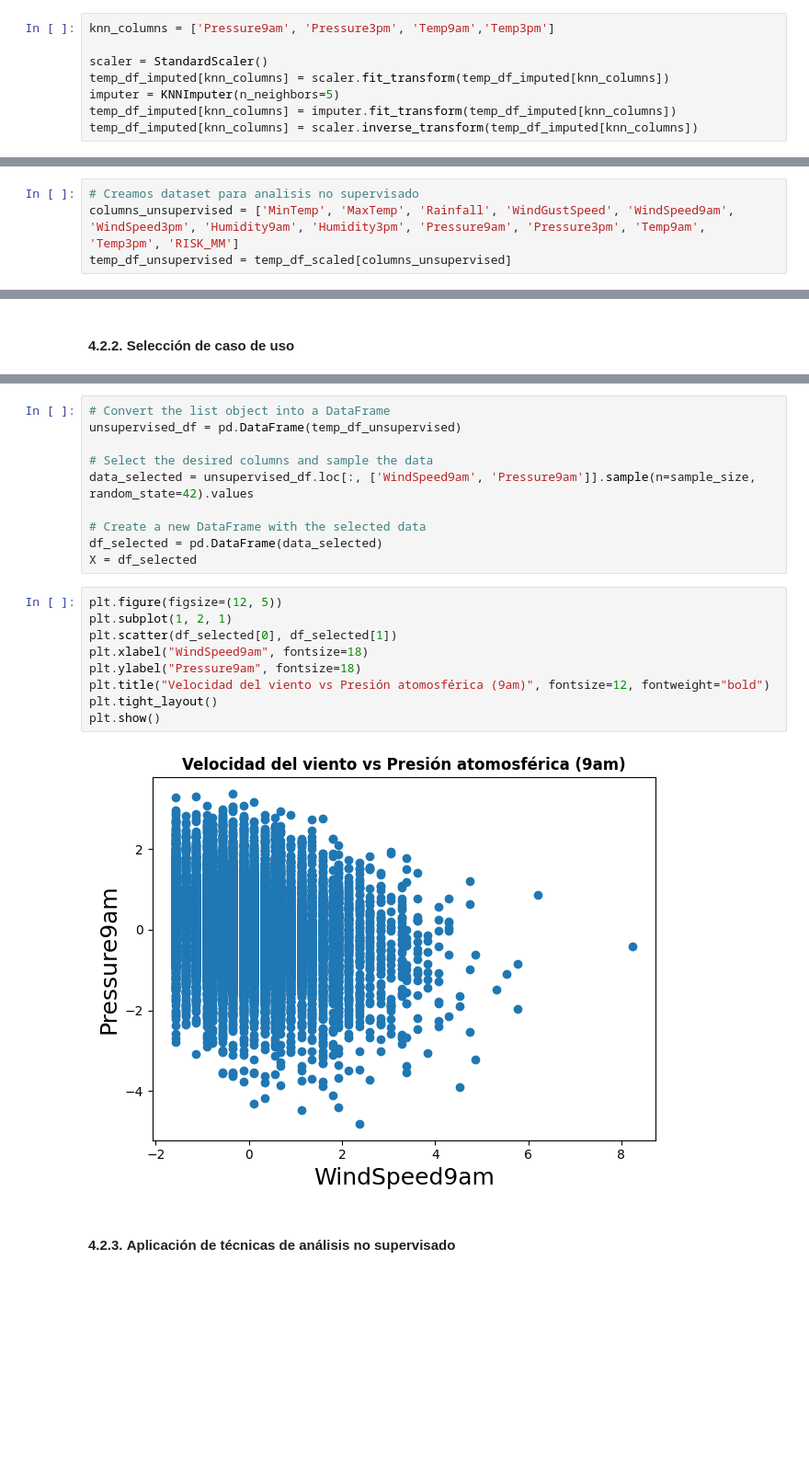
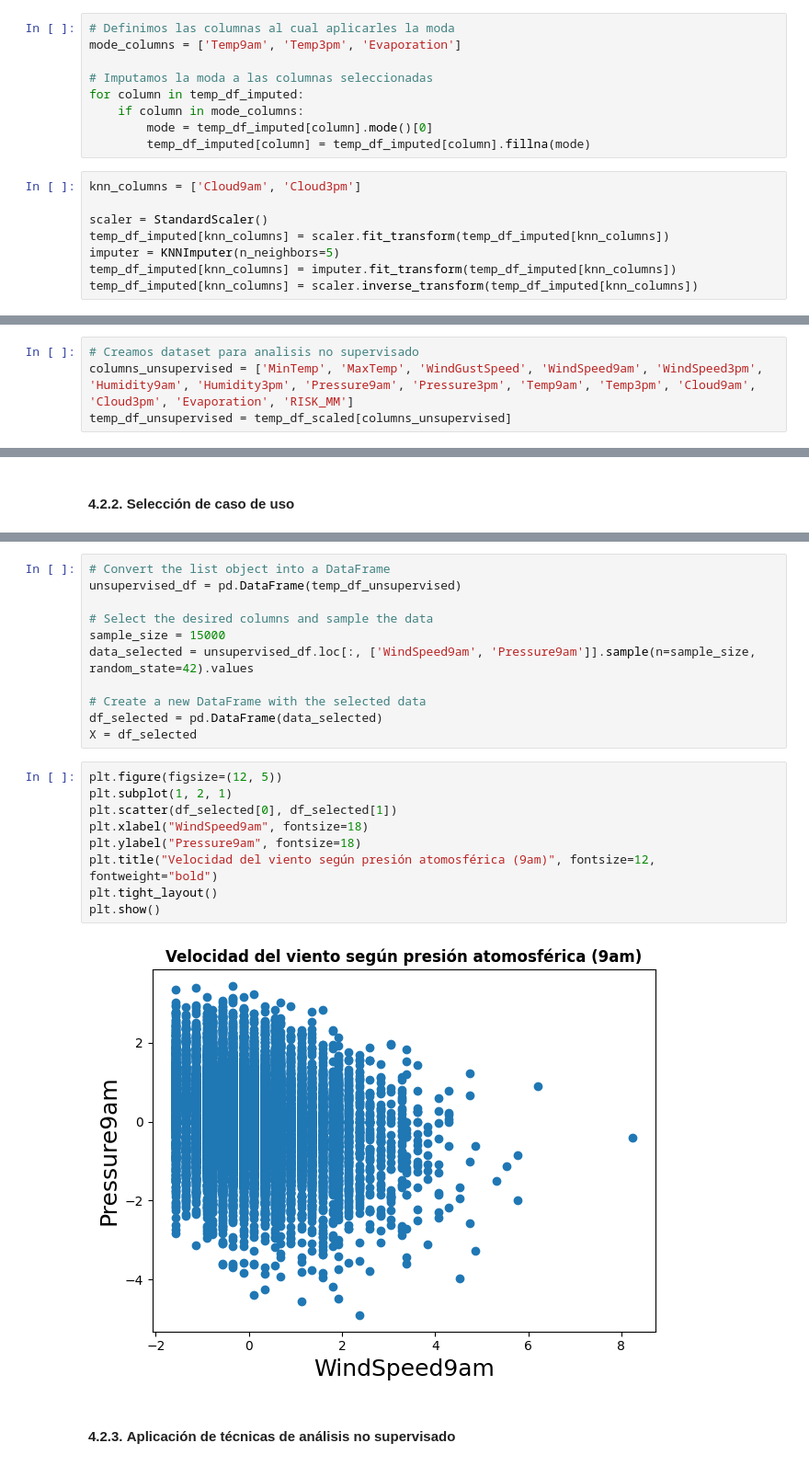
Before and after one commit to CristobalCabezas/datamining_duoc2024, a Jupyter notebook: ET/BIY7121_004V_ET_CristobalCabezas.ipynb, the cells around one changed output, grey strips where cells are left out. Shown at 92% size. Saved outputs shown, nothing was run; the diff lists cells and outputs as text; blank space fills up the shorter version.

```diff
--- a/ET/BIY7121_004V_ET_CristobalCabezas.ipynb
+++ b/ET/BIY7121_004V_ET_CristobalCabezas.ipynb
@@ -478,8 +542,17 @@ for column in temp_df_imputed:
     if column in median_columns:
         median = temp_df_imputed[column].median()
         temp_df_imputed[column] = temp_df_imputed[column].fillna(median)
+# %%
+# Definimos las columnas al cual aplicarles la moda
+mode_columns = ['Temp9am', 'Temp3pm', 'Evaporation']
+
+# Imputamos la moda a las columnas seleccionadas
+for column in temp_df_imputed:
+    if column in mode_columns:
+        mode = temp_df_imputed[column].mode()[0]
+        temp_df_imputed[column] = temp_df_imputed[column].fillna(mode)
 # %%
-knn_columns = ['Pressure9am', 'Pressure3pm', 'Temp9am','Temp3pm']
+knn_columns = ['Cloud9am', 'Cloud3pm']
 
 scaler = StandardScaler()
 temp_df_imputed[knn_columns] = scaler.fit_transform(temp_df_imputed[knn_columns])
@@ -907,6 +1054,6 @@ Armaremos un dataset especial para hacer análisis no supervisado, el cual inclu
 # %%
 # Creamos dataset para analisis no supervisado
-columns_unsupervised = ['MinTemp', 'MaxTemp', 'Rainfall', 'WindGustSpeed', 'WindSpeed9am', 'WindSpeed3pm', 'Humidity9am', 'Humidity3pm', 'Pressure9am', 'Pressure3pm', 'Temp9am', 'Temp3pm', 'RISK_MM']
+columns_unsupervised = ['MinTemp', 'MaxTemp', 'WindGustSpeed', 'WindSpeed9am', 'WindSpeed3pm', 'Humidity9am', 'Humidity3pm', 'Pressure9am', 'Pressure3pm', 'Temp9am', 'Temp3pm', 'Cloud9am', 'Cloud3pm', 'Evaporation', 'RISK_MM']
 temp_df_unsupervised = temp_df_scaled[columns_unsupervised]
 # %%
 # Separar las características del dataframe
@@ -955,6 +1106,7 @@ Varianza explicada:
 unsupervised_df = pd.DataFrame(temp_df_unsupervised)
 
 # Select the desired columns and sample the data
+sample_size = 15000
 data_selected = unsupervised_df.loc[:, ['WindSpeed9am', 'Pressure9am']].sample(n=sample_size, random_state=42).values
 
 # Create a new DataFrame with the selected data
@@ -963,13 +1115,13 @@ X = df_selected
 # %%
 plt.figure(figsize=(12, 5))
 plt.subplot(1, 2, 1)
 plt.scatter(df_selected[0], df_selected[1])
 plt.xlabel("WindSpeed9am", fontsize=18)
 plt.ylabel("Pressure9am", fontsize=18)
-plt.title("Velocidad del viento vs Presión atomosférica (9am)", fontsize=12, fontweight="bold")
+plt.title("Velocidad del viento según presión atomosférica (9am)", fontsize=12, fontweight="bold")
 plt.tight_layout()
 plt.show()
 # %% [output]
-[figure, old version]
+[figure, new version]
 # %% [markdown]
 #### 4.2.3. **Aplicación de técnicas de análisis no supervisado**
```
Also changed, not shown: parts of 86 cells of this notebook.
